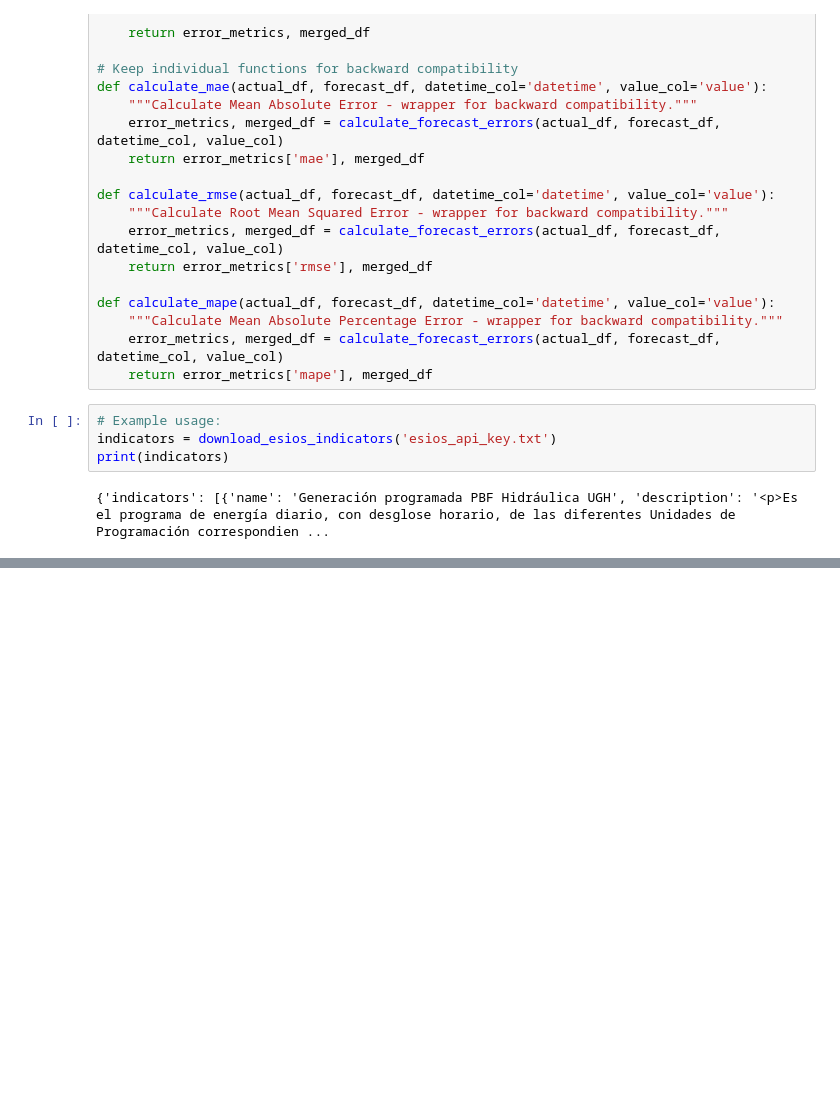
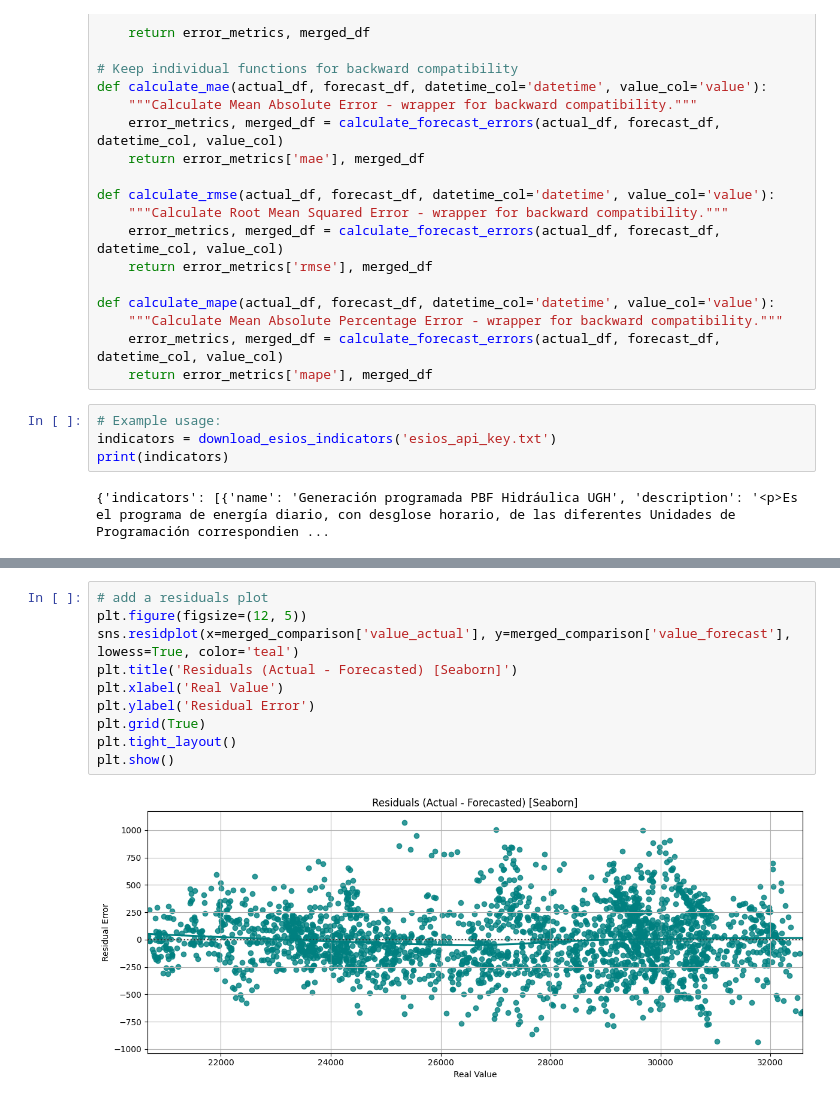
Before and after one commit to antonionc/pred_demanda, a Jupyter notebook: demanda.ipynb, the cells around one changed output, grey strips where cells are left out. Drawn from its saved outputs; the diff is of its cells as text; blank space fills up the shorter version.

```diff
--- a/demanda.ipynb
+++ b/demanda.ipynb
@@ -329,0 +336,12 @@ plt.show()
+# %%
+# add a residuals plot
+plt.figure(figsize=(12, 5))
+sns.residplot(x=merged_comparison['value_actual'], y=merged_comparison['value_forecast'], lowess=True, color='teal')
+plt.title('Residuals (Actual - Forecasted) [Seaborn]')
+plt.xlabel('Real Value')
+plt.ylabel('Residual Error')
+plt.grid(True)
+plt.tight_layout()
+plt.show()
+# %% [output]
+[figure, added]
```
Also changed, not shown: parts of 6 cells of this notebook.
